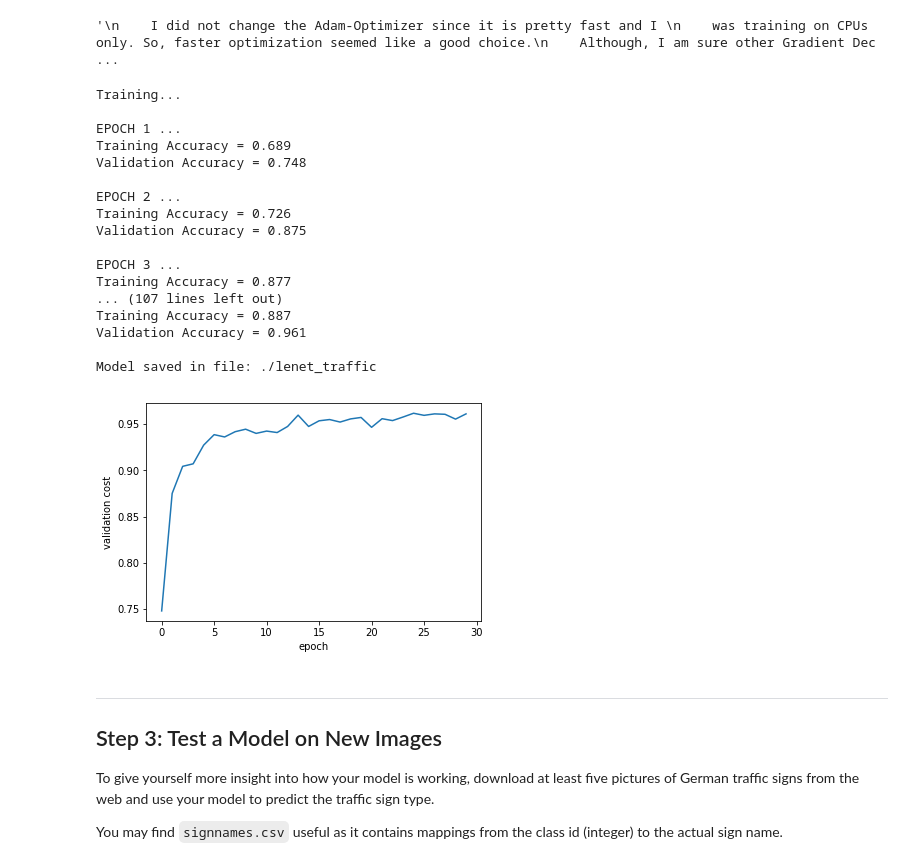
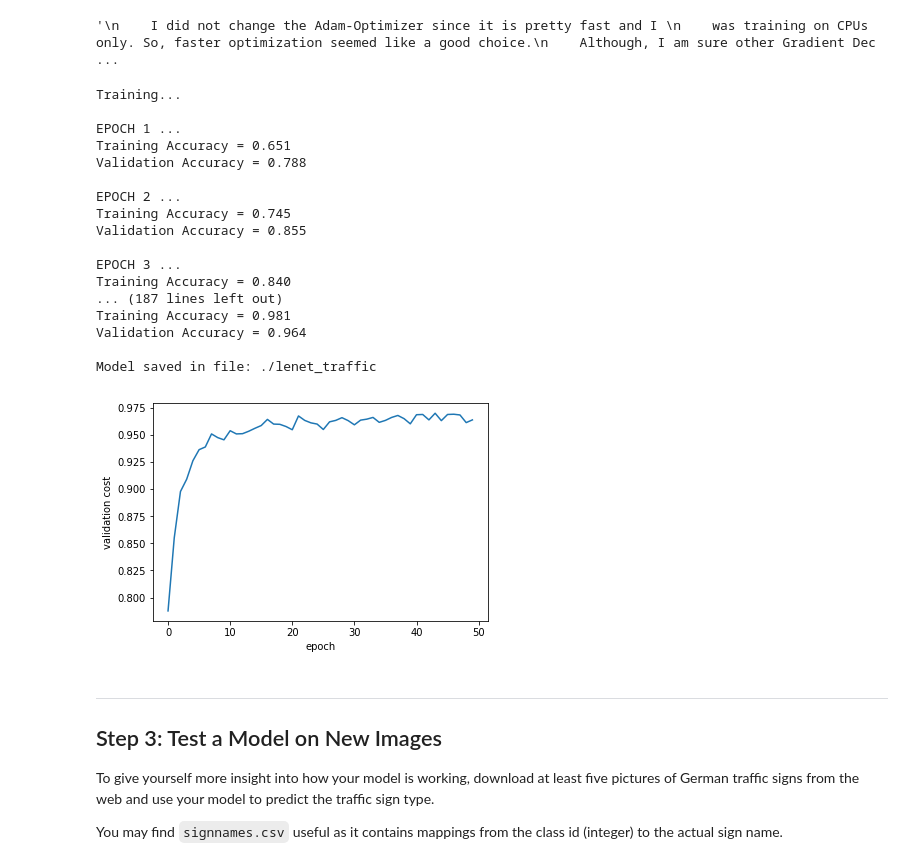
Before and after one commit to marutiagarwal/sdc, a Jupyter notebook: Traffic_Sign_Classifier.ipynb, the cells around one changed output. Drawn from its saved outputs; the diff is of its cells as text; code cells hidden in the pictures.

```diff
--- a/Traffic_Sign_Classifier.ipynb
+++ b/Traffic_Sign_Classifier.ipynb
@@ -350,9 +353,13 @@ def normalize_2(img_):
 import time
 import numpy as np
 
+num_input_layers = 3
+
 def preprocess(image):
-    return normalize_1(grayscale(image))
-    #return normalize_1(image)
+    if num_input_layers==3:
+        return normalize_1(image)
+    else:
+        return normalize_1(grayscale(image))
 
 def preprocess_batch(images):
     imgs = []
@@ -360,7 +367,6 @@ def preprocess_batch(images):
         imgs.append(preprocess(images[i]))
     return np.array(imgs)
 
-num_input_layers = 1
 X_train = preprocess_batch(X_train)
 X_valid = preprocess_batch(X_valid)
 X_test = preprocess_batch(X_test)
@@ -549,7 +563,7 @@ with tf.Session(config= sess_config) as sess:
 
     print("Training...")
     print()
-    for i in range(30):
+    for i in range(50):
         X_train, y_train = shuffle(X_train, y_train)
         for offset in range(0, num_examples, BATCH_SIZE):
             end = offset + BATCH_SIZE
@@ -560,42 +574,42 @@ with tf.Session(config= sess_config) as sess:
         training_accuracy = evaluate(batch_x, batch_y)
         train_costs.append(training_accuracy)
 
         # compute accuracy for the entire validation set
         validation_accuracy = evaluate(X_valid, y_valid)
         valid_costs.append(validation_accuracy)
 
         print("EPOCH {} ...".format(i+1))
         print("Training Accuracy = {:.3f}".format(training_accuracy))
         print("Validation Accuracy = {:.3f}".format(validation_accuracy))
         print()
 
     save_path = saver.save(sess, "./lenet_traffic")
     print("Model saved in file: %s" % save_path)
 
     # plot
     plt.plot(valid_costs)
     plt.ylabel('validation cost')
     plt.xlabel('epoch')
     plt.show()
 # %% [output]
 Training...
 
 EPOCH 1 ...
-Training Accuracy = 0.689
-Validation Accuracy = 0.748
+Training Accuracy = 0.651
+Validation Accuracy = 0.788
 
 EPOCH 2 ...
-Training Accuracy = 0.726
-Validation Accuracy = 0.875
+Training Accuracy = 0.745
+Validation Accuracy = 0.855
 
 EPOCH 3 ...
-Training Accuracy = 0.877
-... (107 lines left out)
-Training Accuracy = 0.887
-Validation Accuracy = 0.961
+Training Accuracy = 0.840
+... (187 lines left out)
+Training Accuracy = 0.981
+Validation Accuracy = 0.964
 
 Model saved in file: ./lenet_traffic
-[figure, old version]
+[figure, new version]
 # %% [markdown]
 ---
 
```
Also changed, not shown: parts of 12 cells of this notebook, 2 other files.
